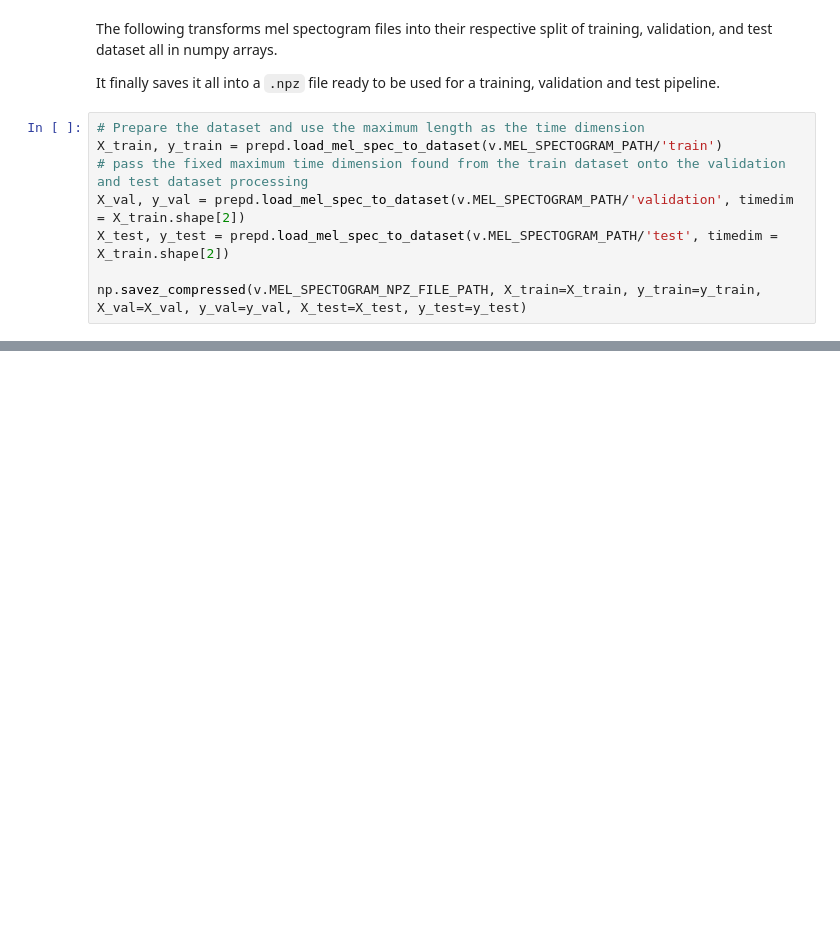
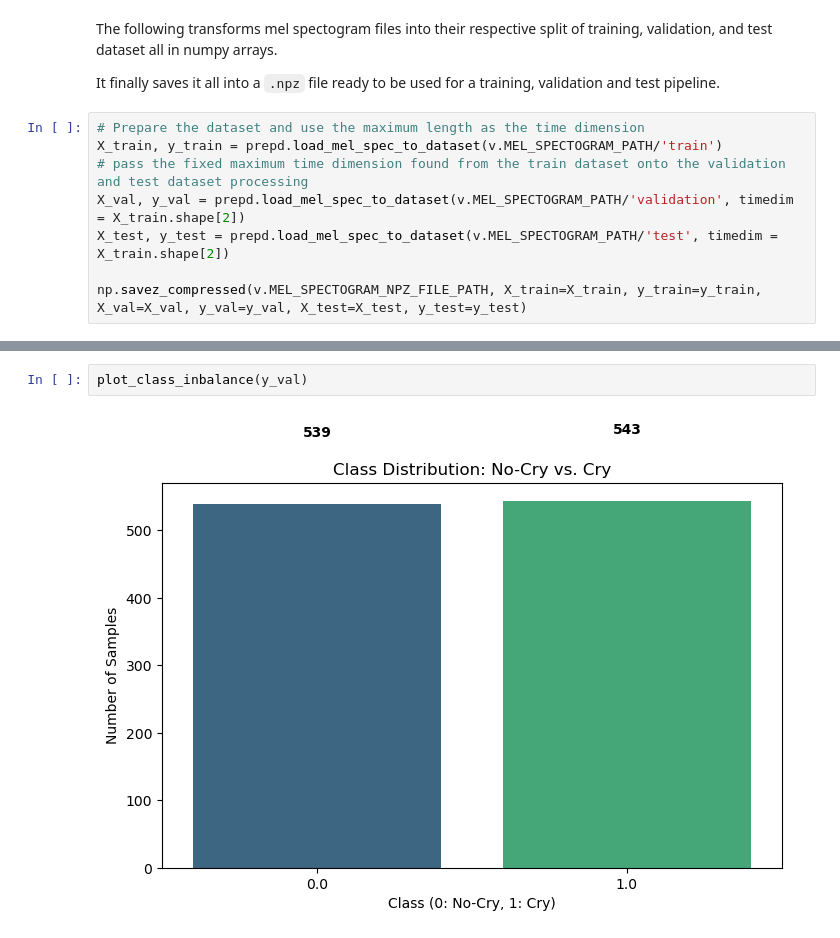
Before and after one commit to JayC-SF/COMP-432-Project, a Jupyter notebook: notebooks/preprocess_data.ipynb, the cells around one changed output, grey strips where cells are left out. Drawn from its saved outputs; the diff is of its cells as text; blank space fills up the shorter version.

```diff
--- a/notebooks/preprocess_data.ipynb
+++ b/notebooks/preprocess_data.ipynb
@@ -103,0 +109,4 @@ np.savez_compressed(v.MEL_SPECTOGRAM_NPZ_FILE_PATH, X_train=X_train, y_train=y_t
+# %%
+plot_class_inbalance(y_val)
+# %% [output]
+[figure, added]
```
Also changed, not shown: parts of 3 cells of this notebook, 5 other files.
